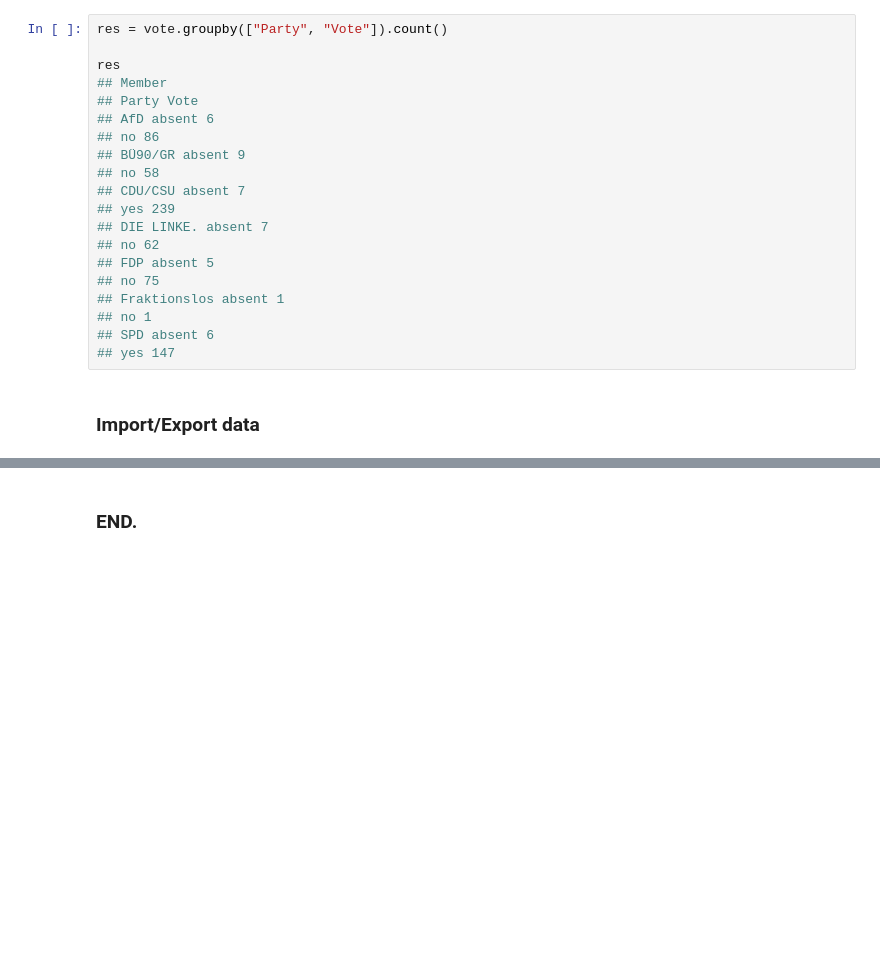
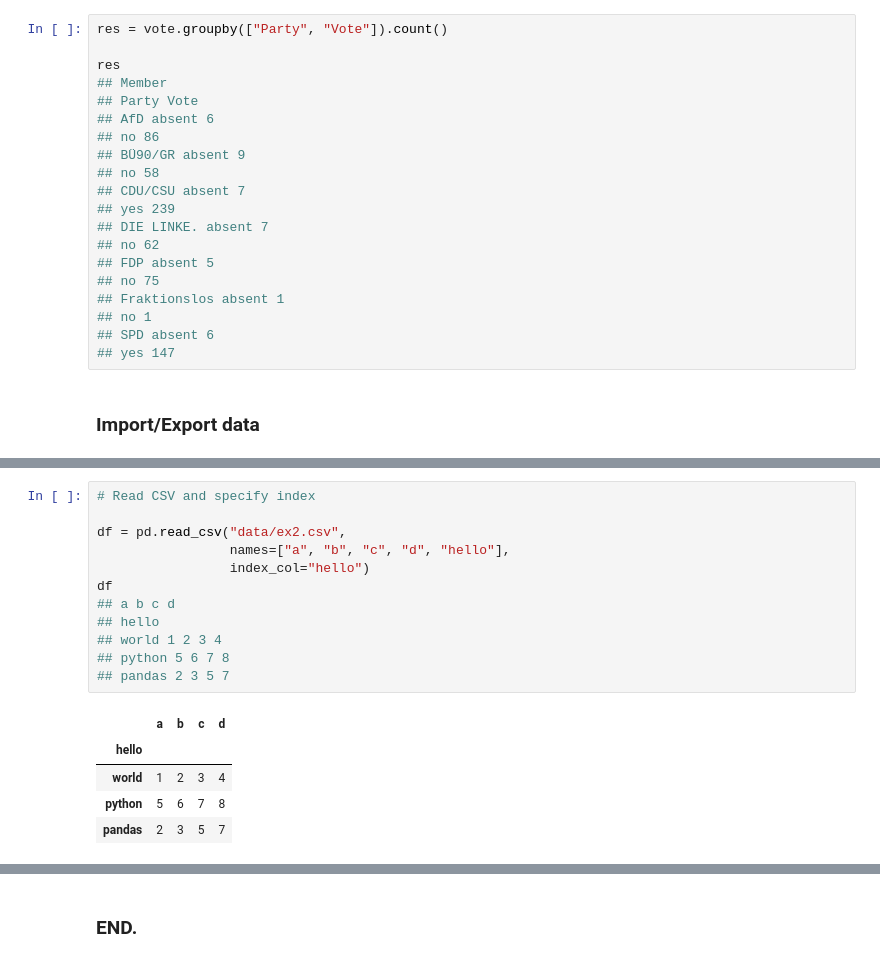
Before and after one commit to caiquemiranda/python-econometrics, a Jupyter notebook: 03-Data-formats-and-handling.ipynb, the cells around one changed output, grey strips where cells are left out. Saved outputs shown, nothing was run; the diff lists cells and outputs as text; blank space fills up the shorter version.

```diff
--- a/03-Data-formats-and-handling.ipynb
+++ b/03-Data-formats-and-handling.ipynb
@@ -661,0 +918,18 @@ res
+# %%
+# Read CSV and specify index
+
+df = pd.read_csv("data/ex2.csv",
+                 names=["a", "b", "c", "d", "hello"],
+                 index_col="hello")
+df
+## a b c d
+## hello
+## world 1 2 3 4
+## python 5 6 7 8
+## pandas 2 3 5 7
+# %% [output]
+|  | a | b | c | d |
+| hello |  |  |  |  |
+| world | 1 | 2 | 3 | 4 |
+| python | 5 | 6 | 7 | 8 |
+| pandas | 2 | 3 | 5 | 7 |
```
Also changed, not shown: parts of 63 cells of this notebook, 8 other files.
